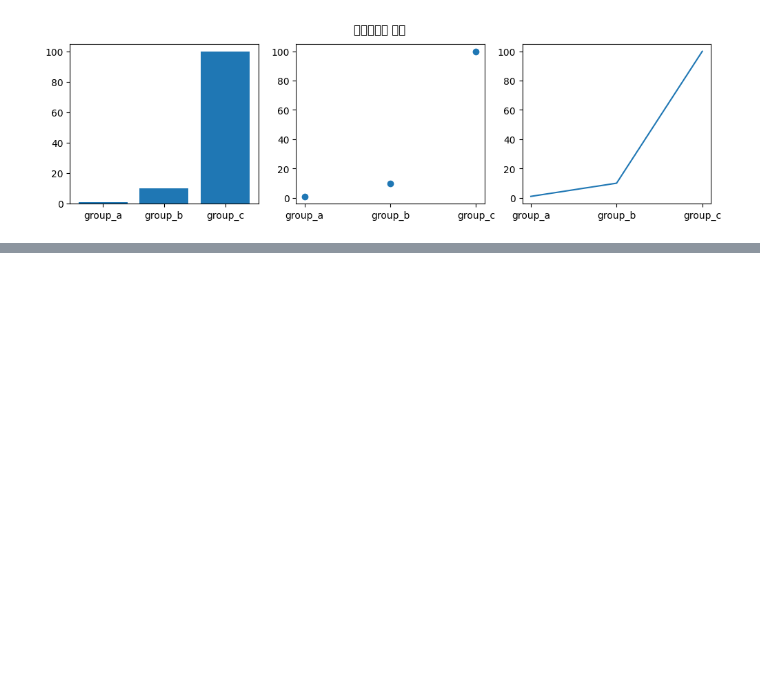
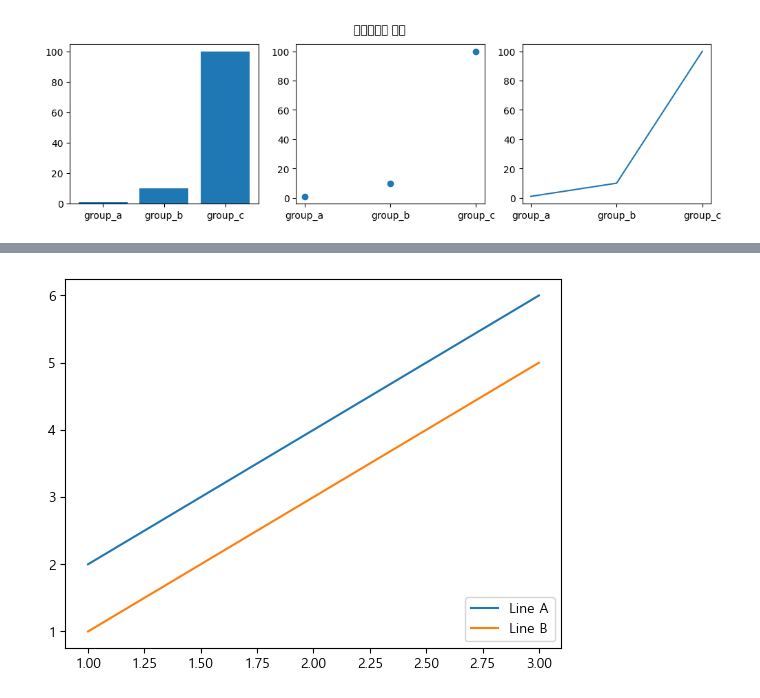
Before and after one commit to livemania/python_basic, a Jupyter notebook: matplotlib_ex.ipynb, the cells around one changed output, grey strips where cells are left out. Cells and saved outputs as stored; diff of their text form; code cells hidden in the pictures; blank space fills up the shorter version.

```diff
--- a/matplotlib_ex.ipynb
+++ b/matplotlib_ex.ipynb
@@ -90,0 +113,9 @@ else:
+# %%
+plt.plot([1,2,3], [2,4,6], label="Line A")
+plt.plot([1,2,3], [1,3,5], label='Line B')
+
+plt.legend(loc="lower right")
+
+plt.show()
+# %% [output]
+[figure, added]
```
Also changed, not shown: parts of 22 cells of this notebook.
